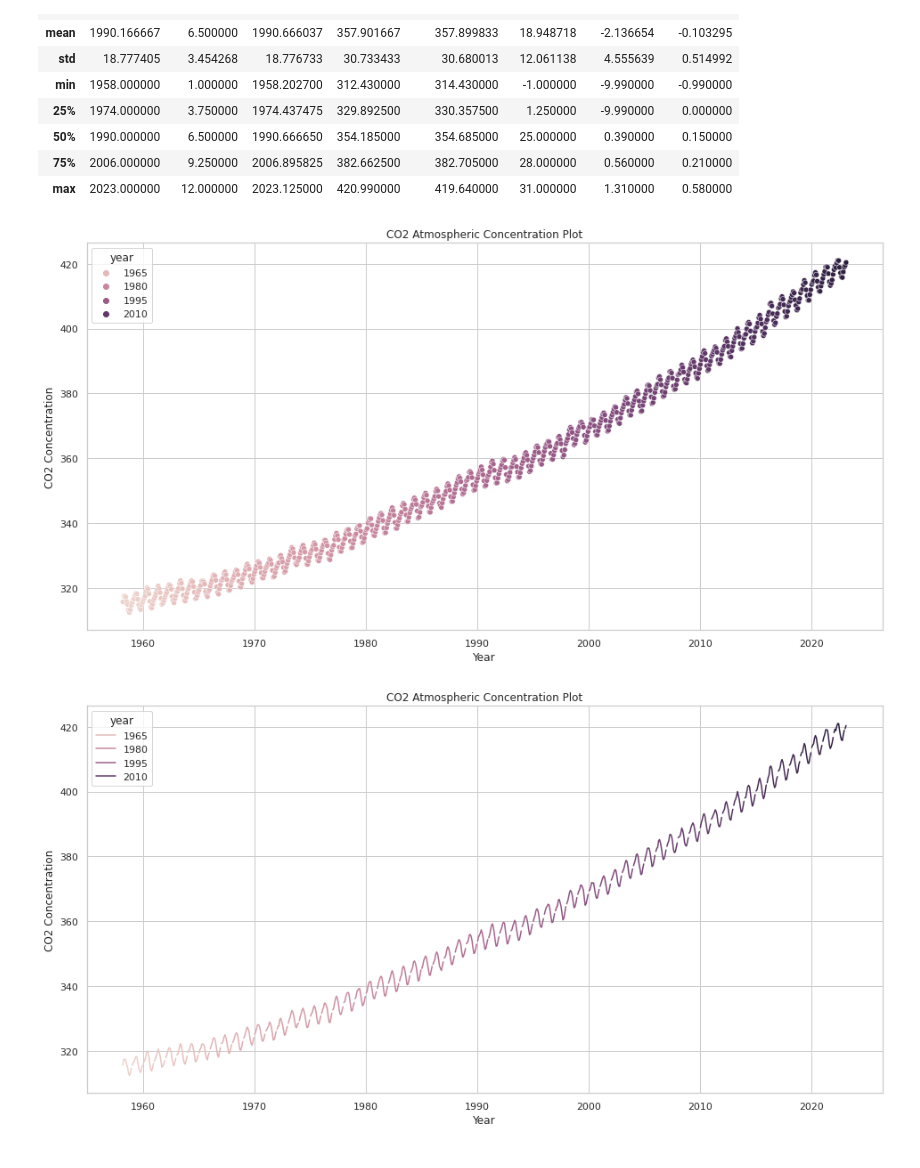
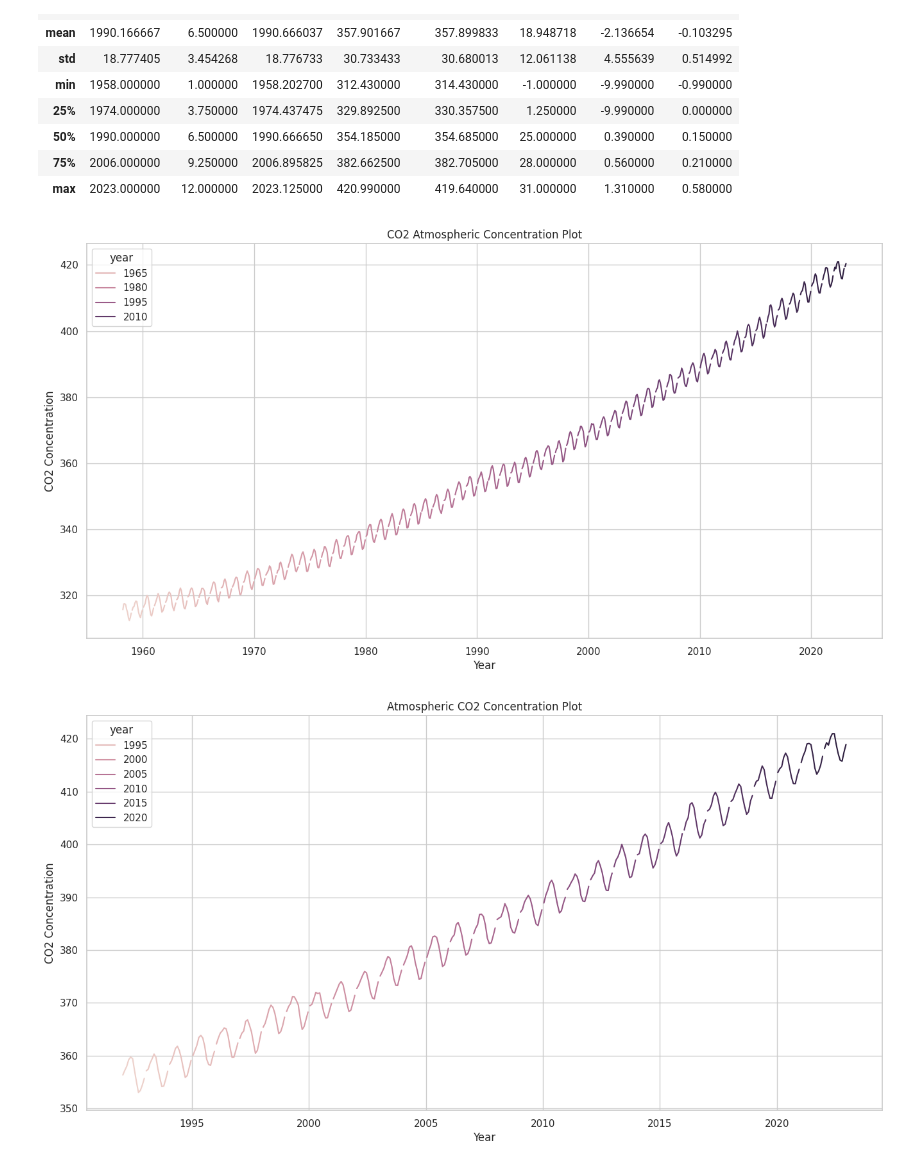
Before and after one commit to clizarraga-UAD7/Notebooks, a Jupyter notebook: IntroTimeSeriesAnalysis.ipynb, the cells around one changed output. Saved outputs shown, nothing was run; the diff lists cells and outputs as text; code cells hidden in the pictures.

```diff
--- a/IntroTimeSeriesAnalysis.ipynb
+++ b/IntroTimeSeriesAnalysis.ipynb
@@ -83,13 +83,19 @@ sns.set(rc={"figure.figsize":(16, 8)}) #width=12, height=8
 sns.set_style("whitegrid")
 
 # Scatterplot
-sns.scatterplot(data=df_dist, x="decimal date", y="average", hue="year").set(
+#sns.scatterplot(data=df_dist, x="decimal date", y="average", hue="year").set(
+#    xlabel="Year", ylabel="CO2 Concentration", title="CO2 Atmospheric Concentration Plot");
+
+# Lineplot
+sns.lineplot(data=df_dist, x="decimal date", y="average", hue="year").set(
     xlabel="Year", ylabel="CO2 Concentration", title="CO2 Atmospheric Concentration Plot");
 # %% [output]
-[figure, old version]
+[figure, new version]
 # %%
-# Lineplot
-sns.lineplot(data=df_dist, x="decimal date", y="average", hue="year").set(
-    xlabel="Year", ylabel="CO2 Concentration", title="CO2 Atmospheric Concentration Plot");
+# Lineplot of a selected range of years: Last 30 years
+
+df_range = df_dist[(df_dist["year"] >= 1992) & (df_dist["year"] <= 2022)]
+sns.lineplot(data=df_range, x="decimal date", y="average", hue="year").set(
+    xlabel="Year", ylabel="CO2 Concentration", title="Atmospheric CO2 Concentration Plot");
 # %% [output]
-[figure, old version]
+[figure, new version]
```
Also changed, not shown: parts of 28 cells of this notebook.
